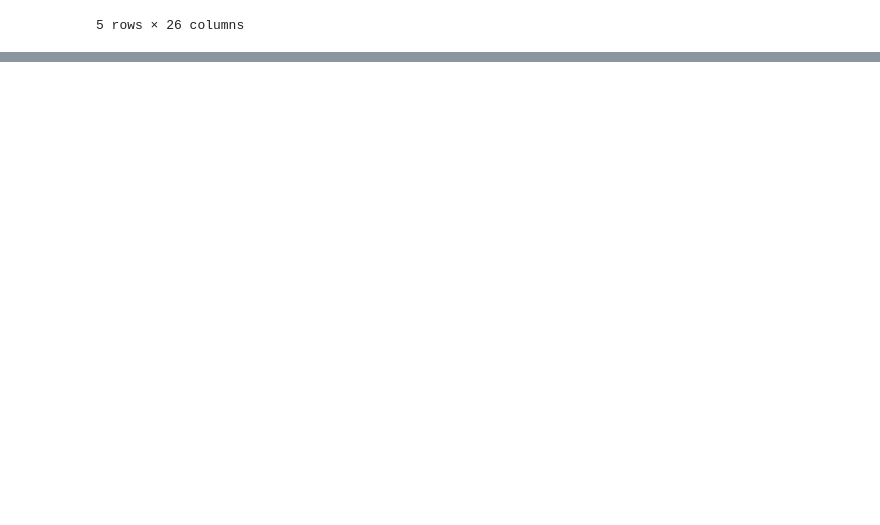
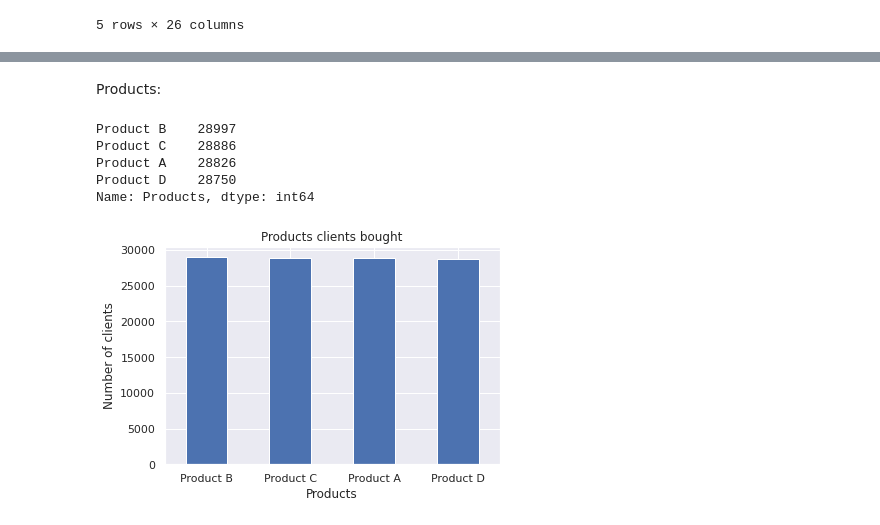
Before and after one commit to axlyaguana11/churn_predictive_model, a Jupyter notebook: notebooks/0.2-axel-exploration.ipynb, the cells around one changed output, grey strips where cells are left out. Cells and saved outputs as stored; diff of their text form; code cells hidden in the pictures; blank space fills up the shorter version.

```diff
--- a/notebooks/0.2-axel-exploration.ipynb
+++ b/notebooks/0.2-axel-exploration.ipynb
@@ -43,0 +64,5 @@ df.head()
+# %%
+#Transforming datetimes
+df['application_date'] = pd.to_datetime(df['application_date'])
+df['exit_date'] = pd.to_datetime(df['exit_date'])
+df['birth_date'] = pd.to_datetime(df['birth_date'])
@@ -43,0 +90,2 @@ df.head()
+# %%
+sns.set_theme()
@@ -44,3 +176,22 @@ df.head()
+# %% [markdown]
+Products:
+# %%
+df['Products'].value_counts()
+# %% [output]
+Product B    28997
+Product C    28886
+Product A    28826
+Product D    28750
+Name: Products, dtype: int64
+# %%
+fig, ax = plt.subplots()
+ax = df['Products'].value_counts().plot.bar(rot=0)
+plt.title('Products clients bought')
+plt.xlabel('Products')
+plt.ylabel('Number of clients')
+plt.show()
+# %% [output]
+[figure, added]
 # %% [markdown]
 <a style='text-decoration:none;line-height:16px;display:flex;color:#5B5B62;padding:10px;justify-content:end;' href='https://deepnote.com?utm_source=created-in-deepnote-cell&projectId=fb2ec55e-ada8-4de4-93de-2d05f236c13b' target="_blank">
 <img alt='Created in deepnote.com' style='display:inline;max-height:16px;margin:0px;margin-right:7.5px;' src='embedded-picture-1' > </img>
```
Also changed, not shown: parts of 19 cells of this notebook.
